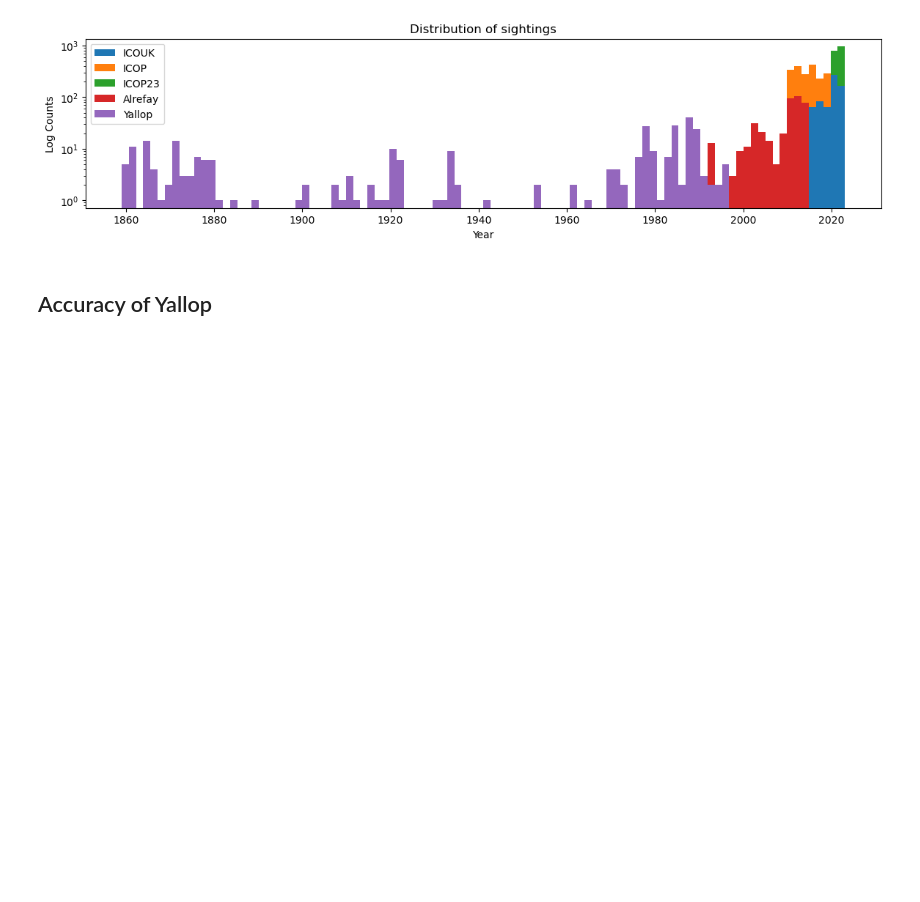
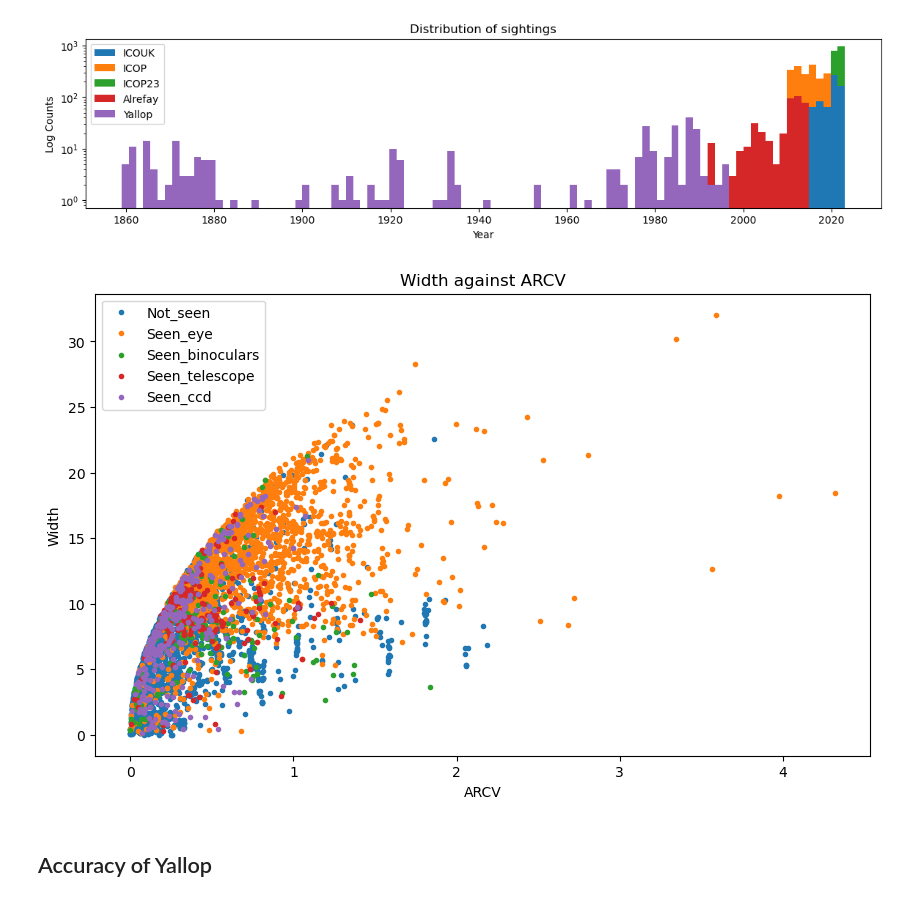
Before and after one commit to EmmaAlexander/mphys-moon, a Jupyter notebook: Code/moon_sightings_visualisation.ipynb, the cells around one changed output. Cells and saved outputs as stored; diff of their text form; code cells hidden in the pictures; blank space fills up the shorter version.

```diff
--- a/Code/moon_sightings_visualisation.ipynb
+++ b/Code/moon_sightings_visualisation.ipynb
@@ -177,6 +175,23 @@ plt.show()
 # %% [output]
 <Figure size 640x480 with 0 Axes>
 [figure]
+# %%
+fig = plt.figure(figsize=(10,6))
+ax = fig.add_subplot(1,1,1)
+
+labels = ["Not_seen","Seen_eye","Seen_binoculars","Seen_telescope","Seen_ccd"]
+
+for label in labels:
+    #source = data[data["Method"]==label]
+    ax.plot(data[data["Method"]==label]["W'"], data[data["Method"]==label]["ARCV"],".",label=label)
+
+ax.set_title("Width against ARCV")
+ax.set_ylabel("Width")
+ax.set_xlabel("ARCV")
+ax.legend()
+plt.show()
+# %% [output]
+[figure, added]
 # %% [markdown]
 ## Accuracy of Yallop
 # %%
```
Also changed, not shown: parts of 12 cells of this notebook, 5 other files.
